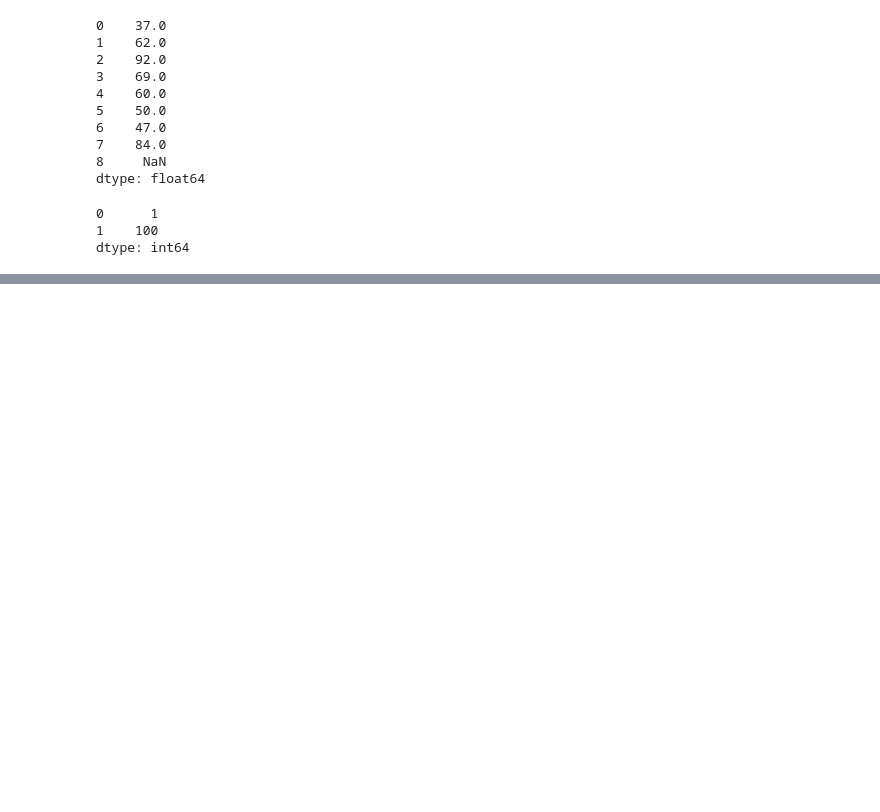
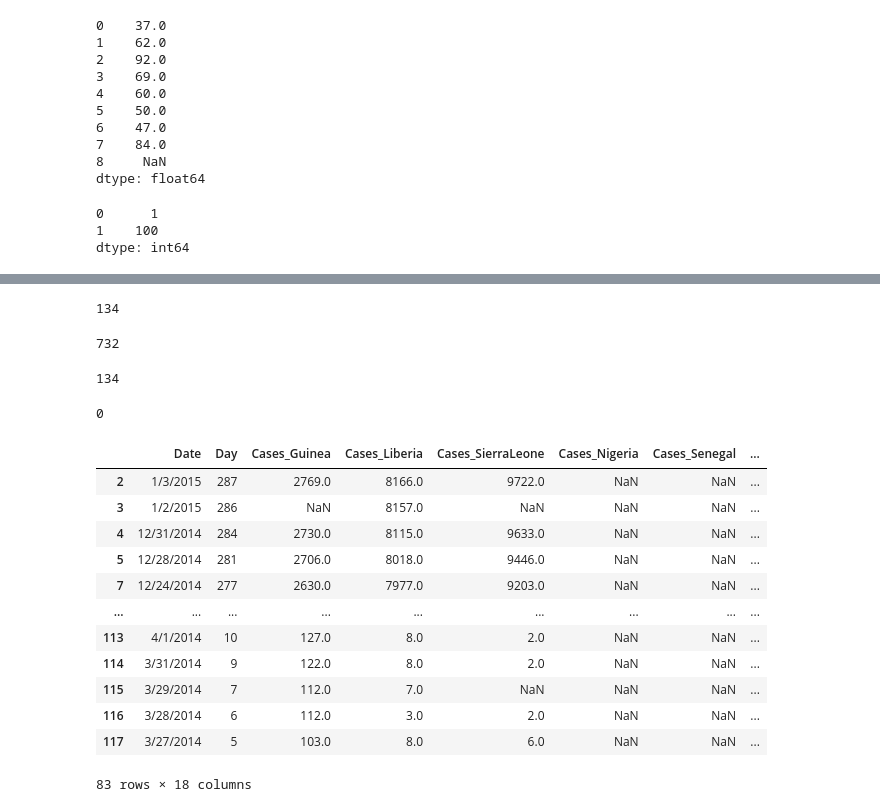
Before and after one commit to SoongMoo/soldesk20231218, a Jupyter notebook: pandas2Day.ipynb, the cells around one changed output, grey strips where cells are left out. Saved outputs shown, nothing was run; the diff lists cells and outputs as text; code cells hidden in the pictures; blank space fills up the shorter version.

```diff
--- a/pandas2Day.ipynb
+++ b/pandas2Day.ipynb
@@ -242,0 +595,16 @@ Name: Age, dtype: int64
+# %%
+ebola = pd.read_csv("https://raw.githubusercontent.com/SoongMoo/soldesk20231218/main/data/country_timeseries.csv")
+ebola
+### 누락 값에 갯수를 출력하시오
+ebola.count()
+ebola.shape # (122, 18)
+ebola.shape[0] - ebola.count()
+# 누락 값의 총 갯수
+import numpy as np
+print(np.count_nonzero(ebola.isnull()))
+#총데이터의 수는
+print(122 * 18 )
+print(122 * 18 - np.count_nonzero(ebola.isnull()))
+ebola['Cases_Liberia']
+ebola['Cases_Liberia'].isnull().sum()
+np.count_nonzero(ebola['Cases_Liberia'].isnull())
@@ -242,0 +649,25 @@ Name: Age, dtype: int64
+# %%
+#위 행에 있는 값으로 적용
+ebola.fillna(method='ffill')
+np.count_nonzero(ebola.fillna(method='ffill').isnull())
+# %% [output]
+134
+# %%
+#아래 행에 있는 값으로 적용
+ebola.fillna(method="bfill")
+np.count_nonzero(ebola.fillna(method="bfill").isnull())
+# %% [output]
+732
+# %%
+## 위아래의 중간 값으로 대체
+ebola.interpolate()
+np.count_nonzero(ebola.interpolate().isnull())
+# %% [output]
+134
+# %%
+# 누락값을 가진 행을 모두 삭제
+ebola_drop = ebola.dropna()
+ebola_drop
+np.count_nonzero(ebola_drop.isnull())
+# %% [output]
+0
@@ -242,0 +681,18 @@ Name: Age, dtype: int64
+# %%
+# Cases_Liberia에서 nan이 있는 행은 제거 하고 출력
+ebola_drop_Cases_Liberia = ebola.dropna(subset=['Cases_Liberia'])
+ebola_drop_Cases_Liberia
+# %% [output]
+|  | Date | Day | Cases_Guinea | Cases_Liberia | Cases_SierraLeone | Cases_Nigeria | Cases_Senegal | ... |
+| 2 | 1/3/2015 | 287 | 2769.0 | 8166.0 | 9722.0 | NaN | NaN | ... |
+| 3 | 1/2/2015 | 286 | NaN | 8157.0 | NaN | NaN | NaN | ... |
+| 4 | 12/31/2014 | 284 | 2730.0 | 8115.0 | 9633.0 | NaN | NaN | ... |
+| 5 | 12/28/2014 | 281 | 2706.0 | 8018.0 | 9446.0 | NaN | NaN | ... |
+| 7 | 12/24/2014 | 277 | 2630.0 | 7977.0 | 9203.0 | NaN | NaN | ... |
+| ... | ... | ... | ... | ... | ... | ... | ... | ... |
+| 113 | 4/1/2014 | 10 | 127.0 | 8.0 | 2.0 | NaN | NaN | ... |
+| 114 | 3/31/2014 | 9 | 122.0 | 8.0 | 2.0 | NaN | NaN | ... |
+| 115 | 3/29/2014 | 7 | 112.0 | 7.0 | NaN | NaN | NaN | ... |
+| 116 | 3/28/2014 | 6 | 112.0 | 3.0 | 2.0 | NaN | NaN | ... |
+| 117 | 3/27/2014 | 5 | 103.0 | 8.0 | 6.0 | NaN | NaN | ... |
+83 rows × 18 columns
```
Also changed, not shown: parts of 36 cells of this notebook.
